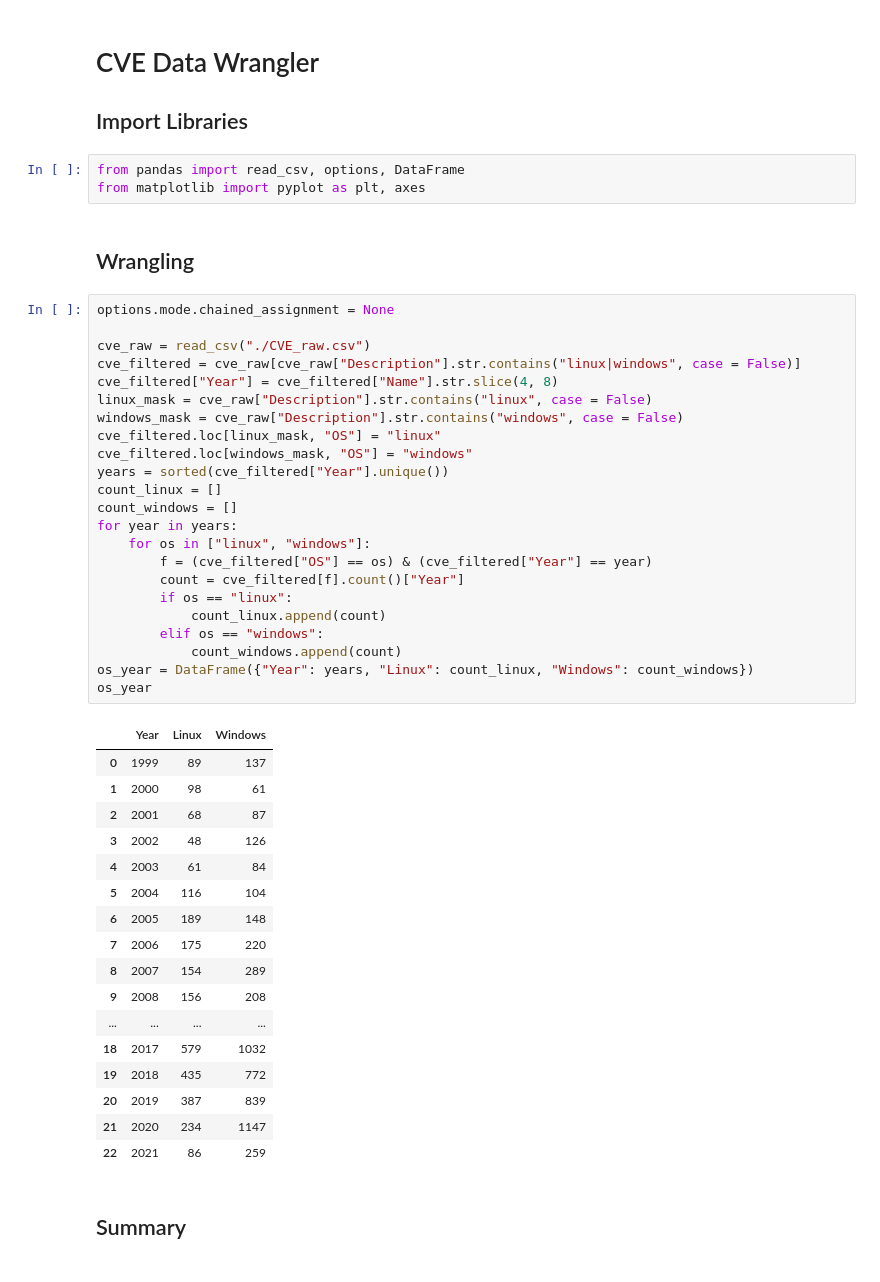
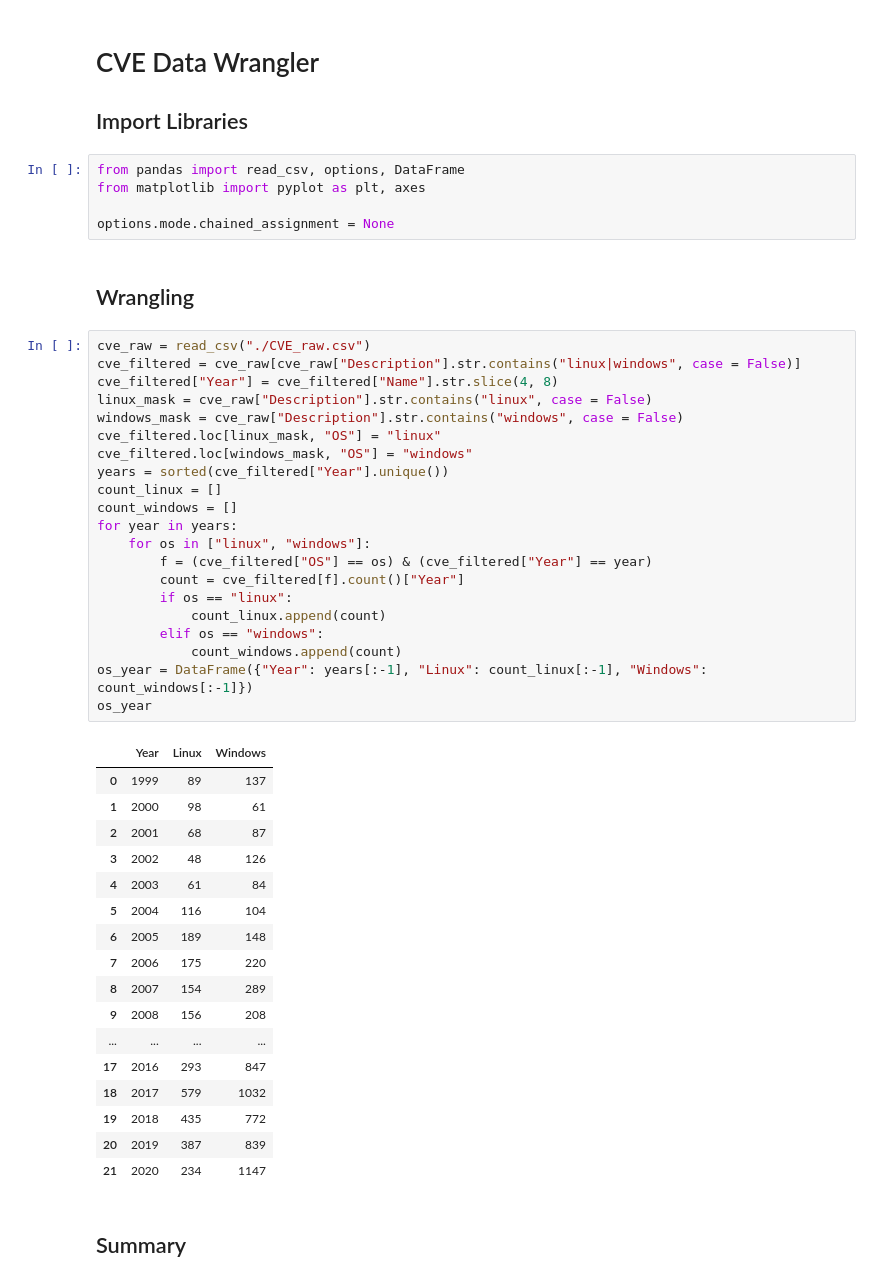
Before and after one commit to AppleGamer22/FIT2083, a Jupyter notebook: docs/wrangler.ipynb, the cells around one changed output. Saved outputs shown, nothing was run; the diff lists cells and outputs as text.

```diff
--- a/docs/wrangler.ipynb
+++ b/docs/wrangler.ipynb
@@ -4,49 +4,49 @@
 # %%
 from pandas import read_csv, options, DataFrame
 from matplotlib import pyplot as plt, axes
+
+options.mode.chained_assignment = None
 # %% [markdown]
 ## Wrangling
 # %%
-options.mode.chained_assignment = None
-
 cve_raw = read_csv("./CVE_raw.csv")
 cve_filtered = cve_raw[cve_raw["Description"].str.contains("linux|windows", case = False)]
 cve_filtered["Year"] = cve_filtered["Name"].str.slice(4, 8)
 linux_mask = cve_raw["Description"].str.contains("linux", case = False)
 windows_mask = cve_raw["Description"].str.contains("windows", case = False)
 cve_filtered.loc[linux_mask, "OS"] = "linux"
 cve_filtered.loc[windows_mask, "OS"] = "windows"
 years = sorted(cve_filtered["Year"].unique())
 count_linux = []
 count_windows = []
 for year in years:
     for os in ["linux", "windows"]:
         f = (cve_filtered["OS"] == os) & (cve_filtered["Year"] == year)
         count = cve_filtered[f].count()["Year"]
         if os == "linux":
             count_linux.append(count)
         elif os == "windows":
             count_windows.append(count)
-os_year = DataFrame({"Year": years, "Linux": count_linux, "Windows": count_windows})
+os_year = DataFrame({"Year": years[:-1], "Linux": count_linux[:-1], "Windows": count_windows[:-1]})
 os_year
 # %% [output]
 |  | Year | Linux | Windows |
 | 0 | 1999 | 89 | 137 |
 | 1 | 2000 | 98 | 61 |
 | 2 | 2001 | 68 | 87 |
 | 3 | 2002 | 48 | 126 |
 | 4 | 2003 | 61 | 84 |
 | 5 | 2004 | 116 | 104 |
 | 6 | 2005 | 189 | 148 |
 | 7 | 2006 | 175 | 220 |
 | 8 | 2007 | 154 | 289 |
 | 9 | 2008 | 156 | 208 |
 | ... | ... | ... | ... |
+| 17 | 2016 | 293 | 847 |
 | 18 | 2017 | 579 | 1032 |
 | 19 | 2018 | 435 | 772 |
 | 20 | 2019 | 387 | 839 |
 | 21 | 2020 | 234 | 1147 |
-| 22 | 2021 | 86 | 259 |
 # %% [markdown]
 ## Summary
 # %%
```
Also changed, not shown: parts of 2 cells of this notebook, 8 other files.
